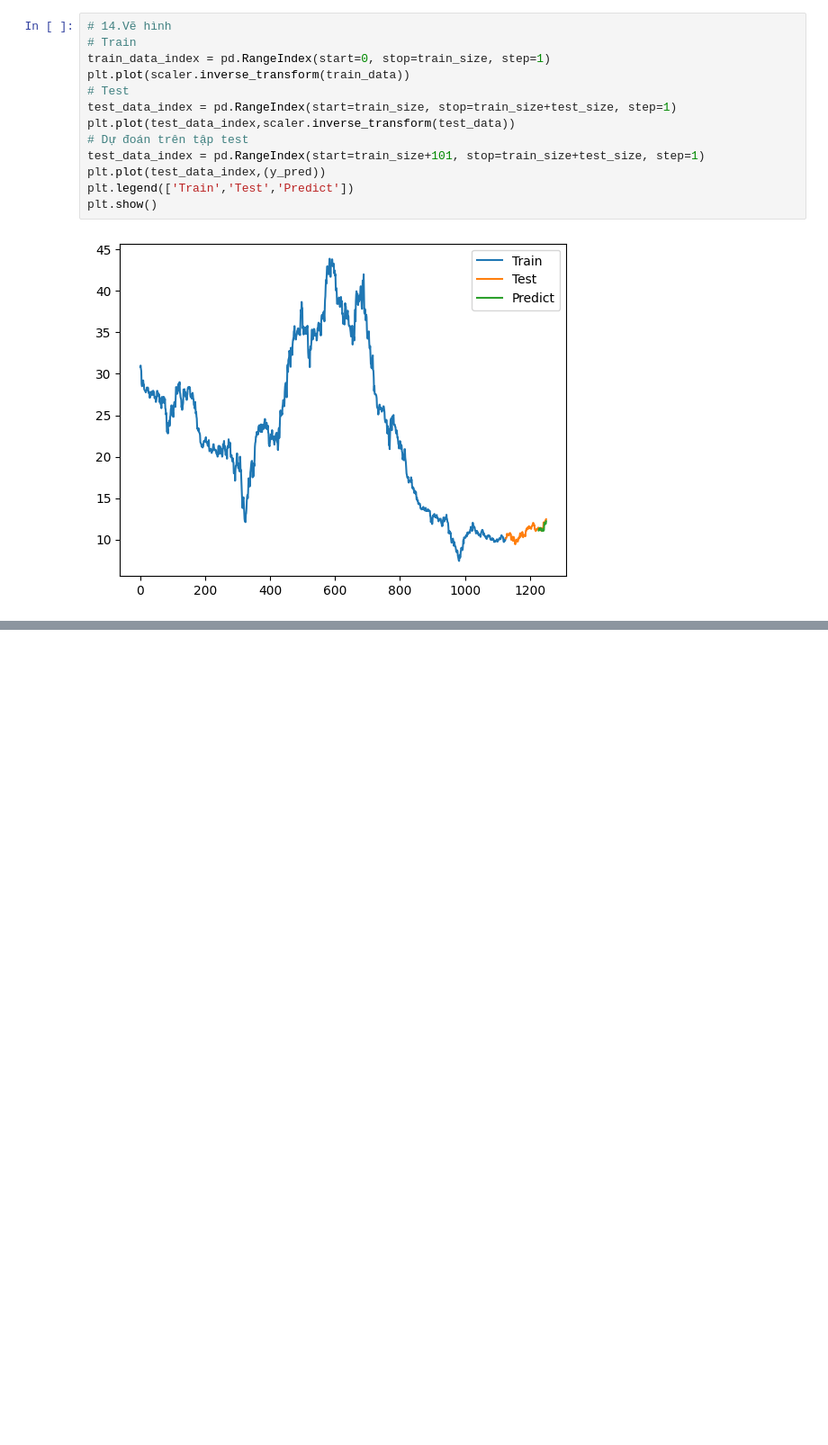
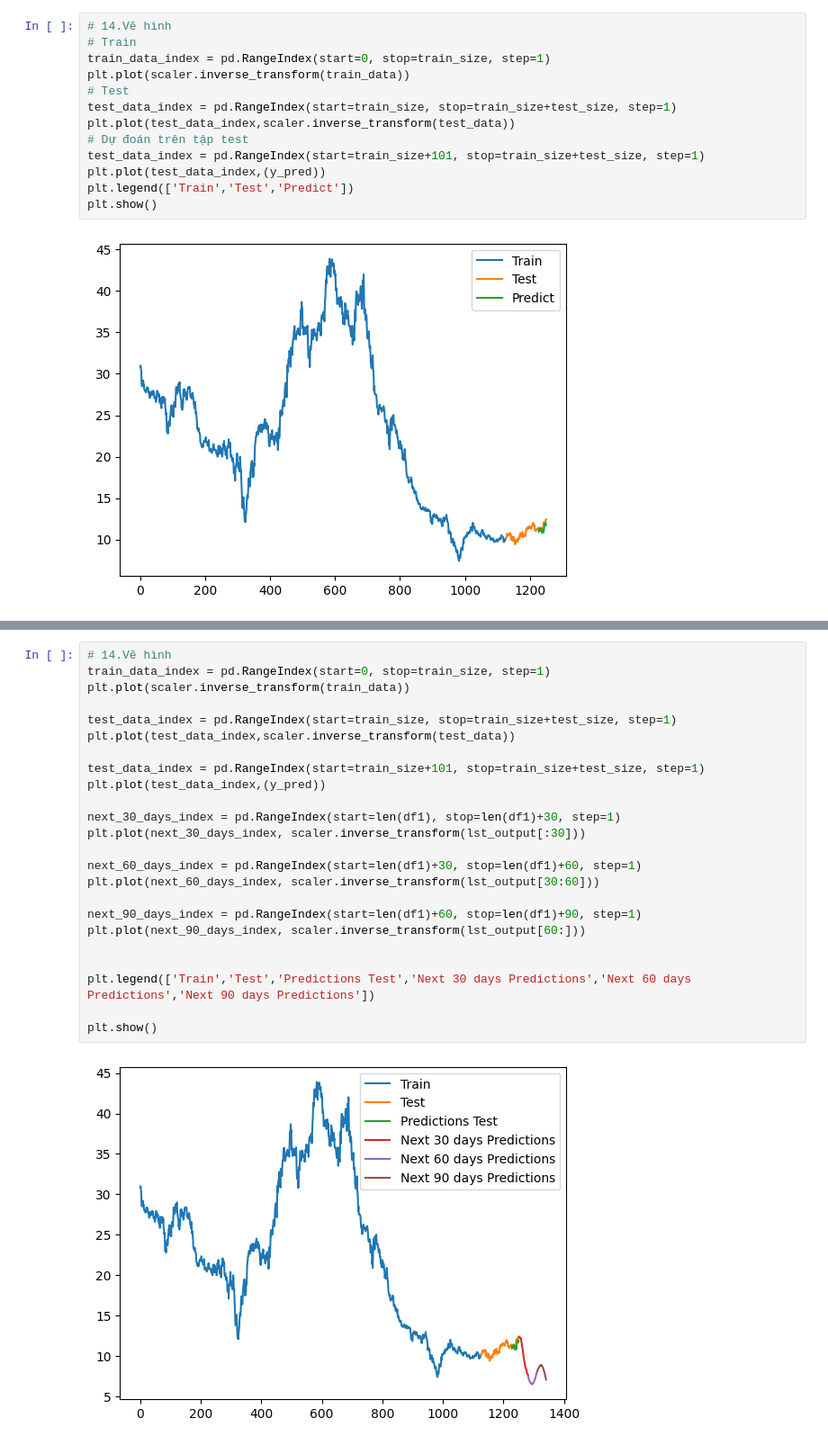
Before and after one commit to xuanquynhle/IS403.O21.HTCL_Team5, a Jupyter notebook: RNN_Model/HPG_RNN_Model_90_10.ipynb, the cells around one changed output, grey strips where cells are left out. Shown at 90% size. Cells and saved outputs as stored; diff of their text form; blank space fills up the shorter version.

```diff
--- a/RNN_Model/HPG_RNN_Model_90_10.ipynb
+++ b/RNN_Model/HPG_RNN_Model_90_10.ipynb
@@ -106,0 +158,26 @@ plt.show()
+# %%
+# 14.Vẽ hình
+train_data_index = pd.RangeIndex(start=0, stop=train_size, step=1)
+plt.plot(scaler.inverse_transform(train_data))
+
+test_data_index = pd.RangeIndex(start=train_size, stop=train_size+test_size, step=1)
+plt.plot(test_data_index,scaler.inverse_transform(test_data))
+
+test_data_index = pd.RangeIndex(start=train_size+101, stop=train_size+test_size, step=1)
+plt.plot(test_data_index,(y_pred))
+
+next_30_days_index = pd.RangeIndex(start=len(df1), stop=len(df1)+30, step=1)
+plt.plot(next_30_days_index, scaler.inverse_transform(lst_output[:30]))
+
+next_60_days_index = pd.RangeIndex(start=len(df1)+30, stop=len(df1)+60, step=1)
+plt.plot(next_60_days_index, scaler.inverse_transform(lst_output[30:60]))
+
+next_90_days_index = pd.RangeIndex(start=len(df1)+60, stop=len(df1)+90, step=1)
+plt.plot(next_90_days_index, scaler.inverse_transform(lst_output[60:]))
+
+
+plt.legend(['Train','Test','Predictions Test','Next 30 days Predictions','Next 60 days Predictions','Next 90 days Predictions'])
+
+plt.show()
+# %% [output]
+[figure, added]
```
Also changed, not shown: parts of 5 cells of this notebook, 9 other files.
